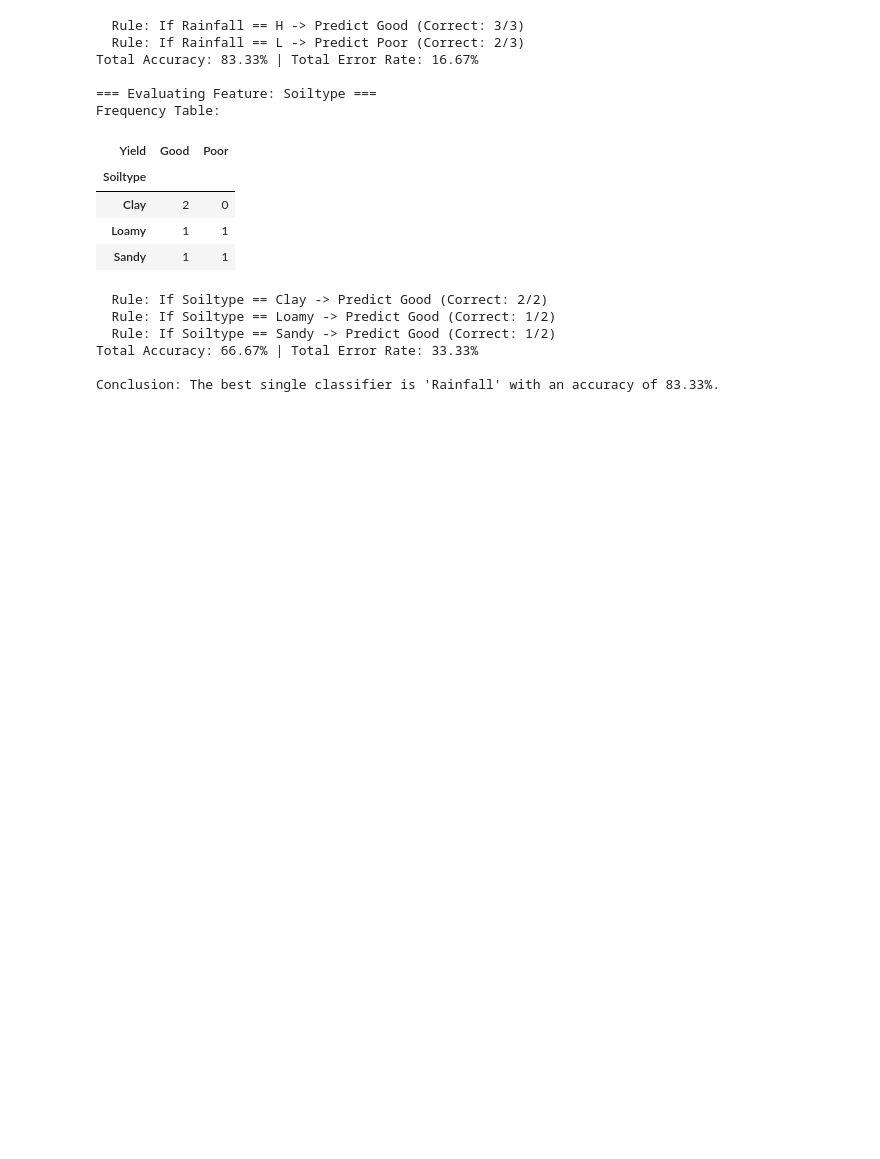
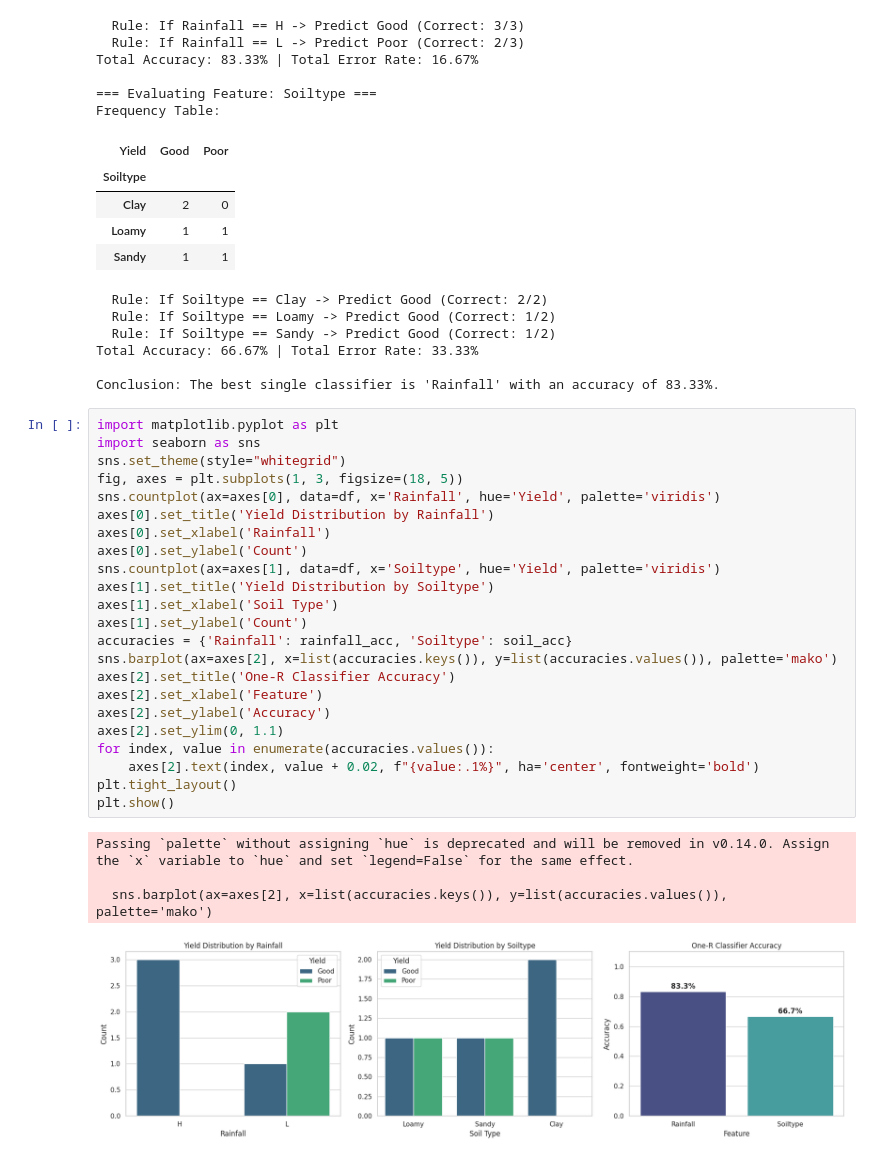
Before and after one commit to Ayushman2005-cmyk/AML_EXPERIMENTS, a Jupyter notebook: AML_LAB_8.ipynb, the cells around one changed output. Cells and saved outputs as stored; diff of their text form; blank space fills up the shorter version.

```diff
--- a/AML_LAB_8.ipynb
+++ b/AML_LAB_8.ipynb
@@ -73,3 +73,31 @@ Frequency Table:
 Total Accuracy: 66.67% | Total Error Rate: 33.33%
 
 Conclusion: The best single classifier is 'Rainfall' with an accuracy of 83.33%.
+# %%
+import matplotlib.pyplot as plt
+import seaborn as sns
+sns.set_theme(style="whitegrid")
+fig, axes = plt.subplots(1, 3, figsize=(18, 5))
+sns.countplot(ax=axes[0], data=df, x='Rainfall', hue='Yield', palette='viridis')
+axes[0].set_title('Yield Distribution by Rainfall')
+axes[0].set_xlabel('Rainfall')
+axes[0].set_ylabel('Count')
+sns.countplot(ax=axes[1], data=df, x='Soiltype', hue='Yield', palette='viridis')
+axes[1].set_title('Yield Distribution by Soiltype')
+axes[1].set_xlabel('Soil Type')
+axes[1].set_ylabel('Count')
+accuracies = {'Rainfall': rainfall_acc, 'Soiltype': soil_acc}
+sns.barplot(ax=axes[2], x=list(accuracies.keys()), y=list(accuracies.values()), palette='mako')
+axes[2].set_title('One-R Classifier Accuracy')
+axes[2].set_xlabel('Feature')
+axes[2].set_ylabel('Accuracy')
+axes[2].set_ylim(0, 1.1)
+for index, value in enumerate(accuracies.values()):
+    axes[2].text(index, value + 0.02, f"{value:.1%}", ha='center', fontweight='bold')
+plt.tight_layout()
+plt.show()
+# %% [output]
+Passing `palette` without assigning `hue` is deprecated and will be removed in v0.14.0. Assign the `x` variable to `hue` and set `legend=False` for the same effect.
+
+  sns.barplot(ax=axes[2], x=list(accuracies.keys()), y=list(accuracies.values()), palette='mako')
+[figure, added]
```
